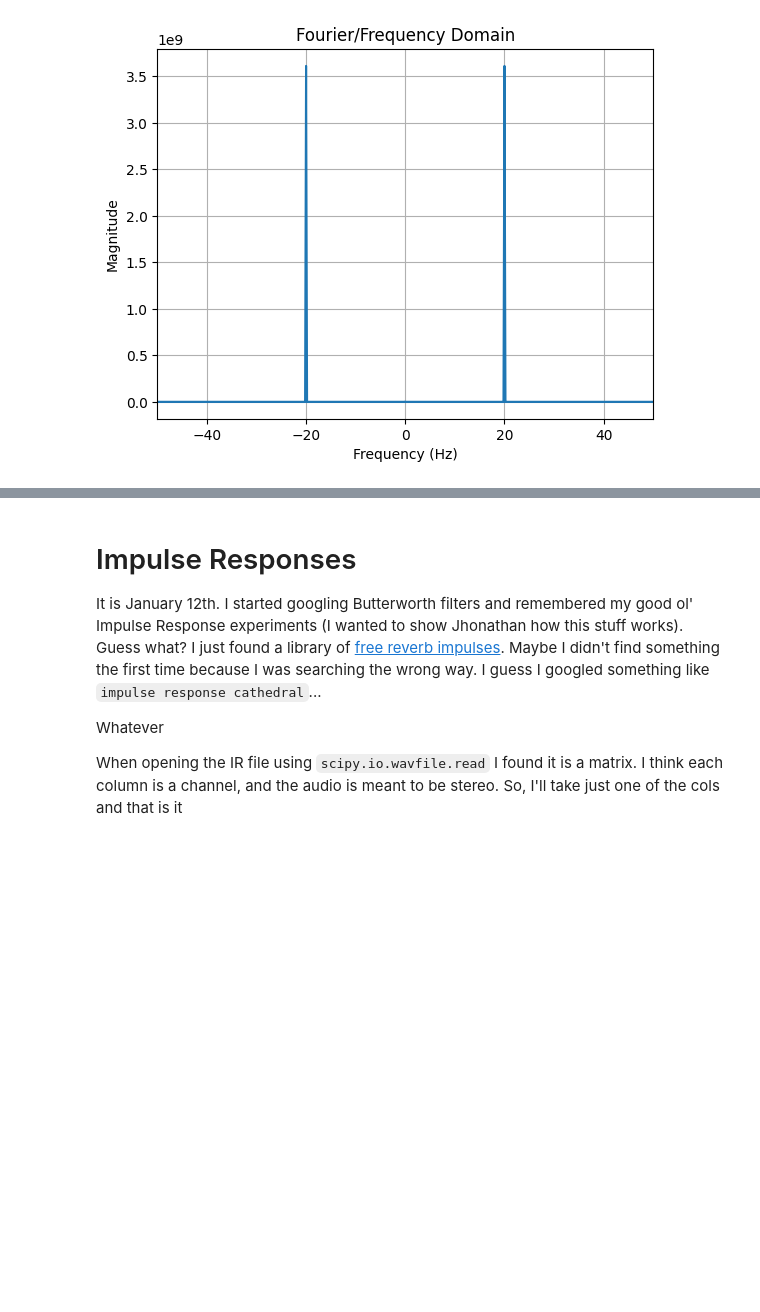
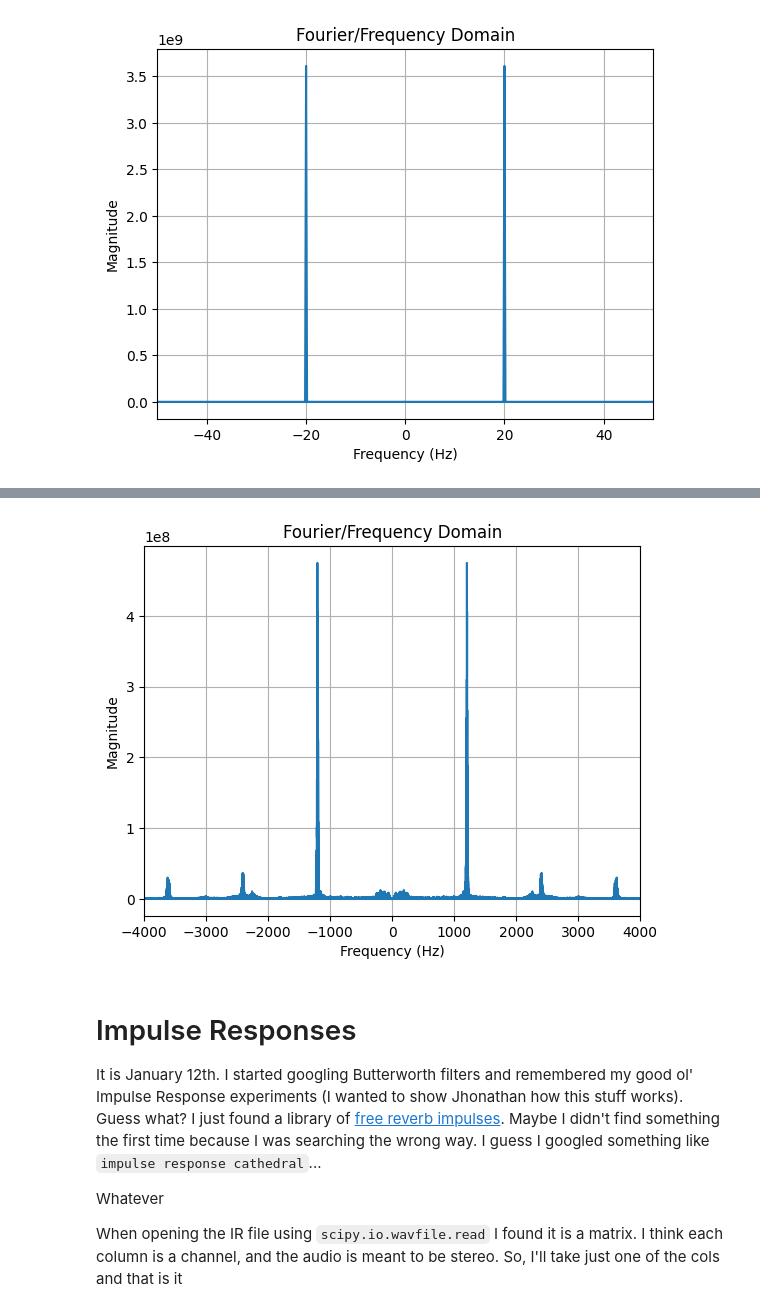
Before and after one commit to mtxslv/audio-processing-with-python, a Jupyter notebook: notebooks/audio_experiments.ipynb, the cells around one changed output, grey strips where cells are left out. Drawn from its saved outputs; the diff is of its cells as text; code cells hidden in the pictures; blank space fills up the shorter version.

```diff
--- a/notebooks/audio_experiments.ipynb
+++ b/notebooks/audio_experiments.ipynb
@@ -120,26 +28,3 @@ def get_fft_transform(normalized_samples: np.ndarray,
-# %%
-def plot_audio_in_frequency(xf: np.ndarray,
-                            yf: np.ndarray,
-                            margins: tuple = [-4e3,4e3]):
-    """
-    Plot  the FFT of the audio.
-
-    Parameters
-    ----------
-    xf : np.ndarray
-        The frequency axis.
-    yf : np.ndarray
-        The magnitude of the frequency.
-    margin : float
-        The margin to be used in the plot. It is applied in both sides (positive and negative). Defaults to 4e3.
-    """
-    plt.xlim((margins[0],margins[1]))
-    plt.grid(True)
-    plt.title(f'Fourier/Frequency Domain')
-    plt.xlabel(f'Frequency (Hz)')
-    plt.ylabel(f'Magnitude')
-    plt.plot(xf, np.abs(yf))
-    plt.show()
 # %% [markdown]
 # Defining Some Paths
 # %%
@@ -216,0 +113,6 @@ plot_audio_in_frequency(xf_toy, yf_toy,[-50,50])
+# %%
+normalized_audio = normalize_samples(data)
+yf, xf = get_fft_transform(normalized_audio, sample_rate, duration)
+plot_audio_in_frequency(xf, yf)
+# %% [output]
+[figure, added]
```
Also changed, not shown: parts of 12 cells of this notebook, 2 other files.
